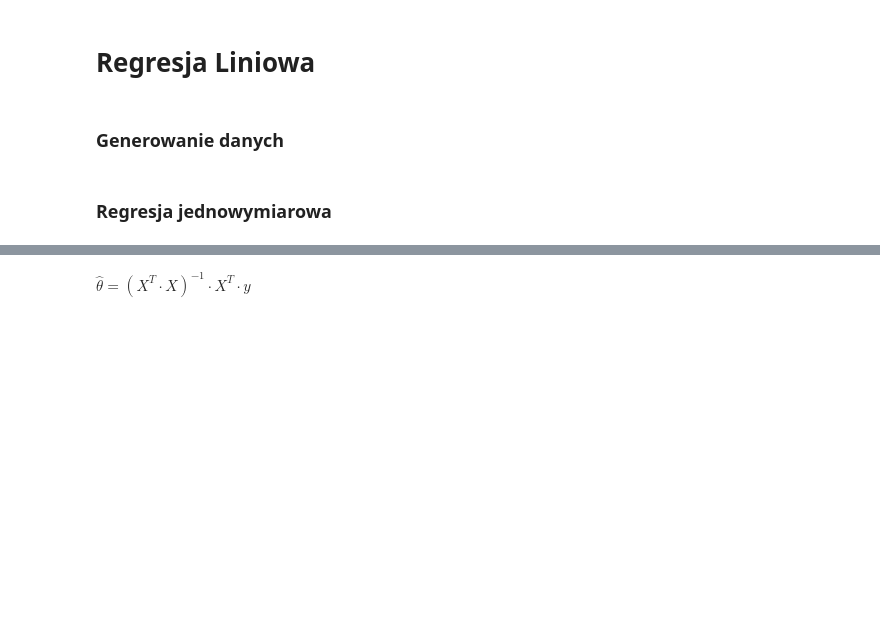
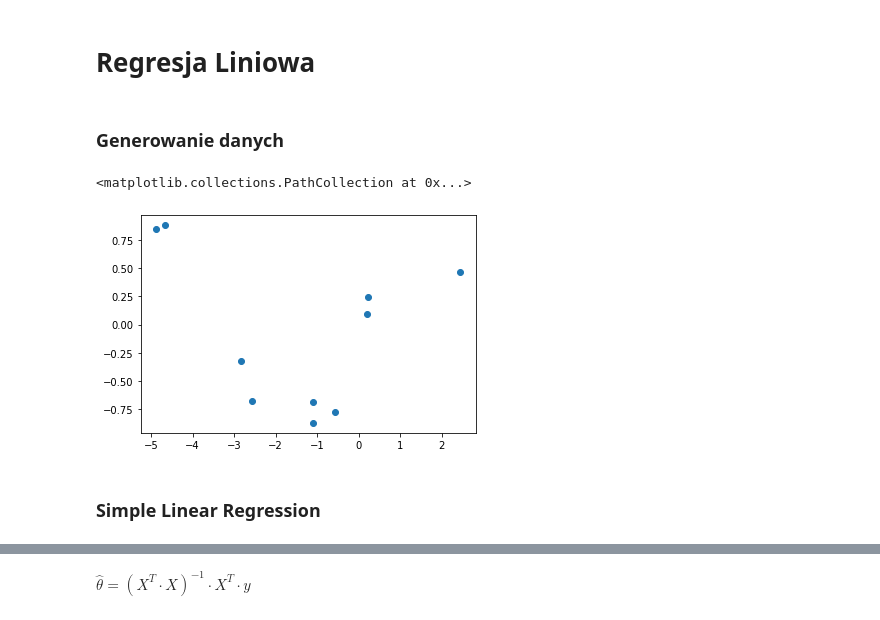
Before and after one commit to Kamil128/Learning_repo, a Jupyter notebook: ML_Regresja/Regresja.ipynb, the cells around one changed output, grey strips where cells are left out. Cells and saved outputs as stored; diff of their text form; code cells hidden in the pictures; blank space fills up the shorter version.

Commit message:
regresja

```diff
--- a/ML_Regresja/Regresja.ipynb
+++ b/ML_Regresja/Regresja.ipynb
@@ -8,8 +8,11 @@ import pandas as pd
 # 1d
 n = 100
 X = np.random.rand(n)
-y = 4 + 3*X + np.random.randn(n)
+y = 4 + 3 * X + np.random.randn(n) / 10
 pd.DataFrame({"zmienna_1": X, "target": y}).to_csv("dane_1.csv", index=False)
+
+y = 4 + 3 * X + np.random.randn(n) / 3
+pd.DataFrame({"zmienna_1": X, "target": y}).to_csv("dane_1_h.csv", index=False)
 
 # 2d
 n = 100
@@ -21,7 +24,7 @@ pd.DataFrame({"zmienna_1": X1,
               "target": y}).to_csv("dane_2.csv", index=False)
 
 # non linear
-n = 1_000
+n = 100
 X = np.random.uniform(-10, 10, n)
 y =  X*X + 2*X -3 + 5 * np.random.randn(n)
 pd.DataFrame({"zmienna_1": X, "target": y}).to_csv("dane_sq.csv", index=False)
@@ -32,8 +35,13 @@ y =  X**3 + 3*X*X + 2*X -3 + 50 * np.random.randn(n)
 pd.DataFrame({"zmienna_1": X, "target": y}).to_csv("dane_cb.csv", index=False)
 
 n = 10
-X = np.random.uniform(-10, 10, n)
-y =  0.2*X -3 + 10* np.random.randn(n)
+X = np.random.uniform(-5, 5, n)
+y =  np.sin(X) + np.random.randn(n) * 0.1
 pd.DataFrame({"zmienna_1": X, "target": y}).to_csv("dane_pl.csv", index=False)
+# %%
+plt.scatter(X, y)
+# %% [output]
+<matplotlib.collections.PathCollection at 0x...>
+[figure, added]
 # %% [markdown]
-### Regresja jednowymiarowa
+### Simple Linear Regression
```
Also changed, not shown: parts of 76 cells of this notebook.
